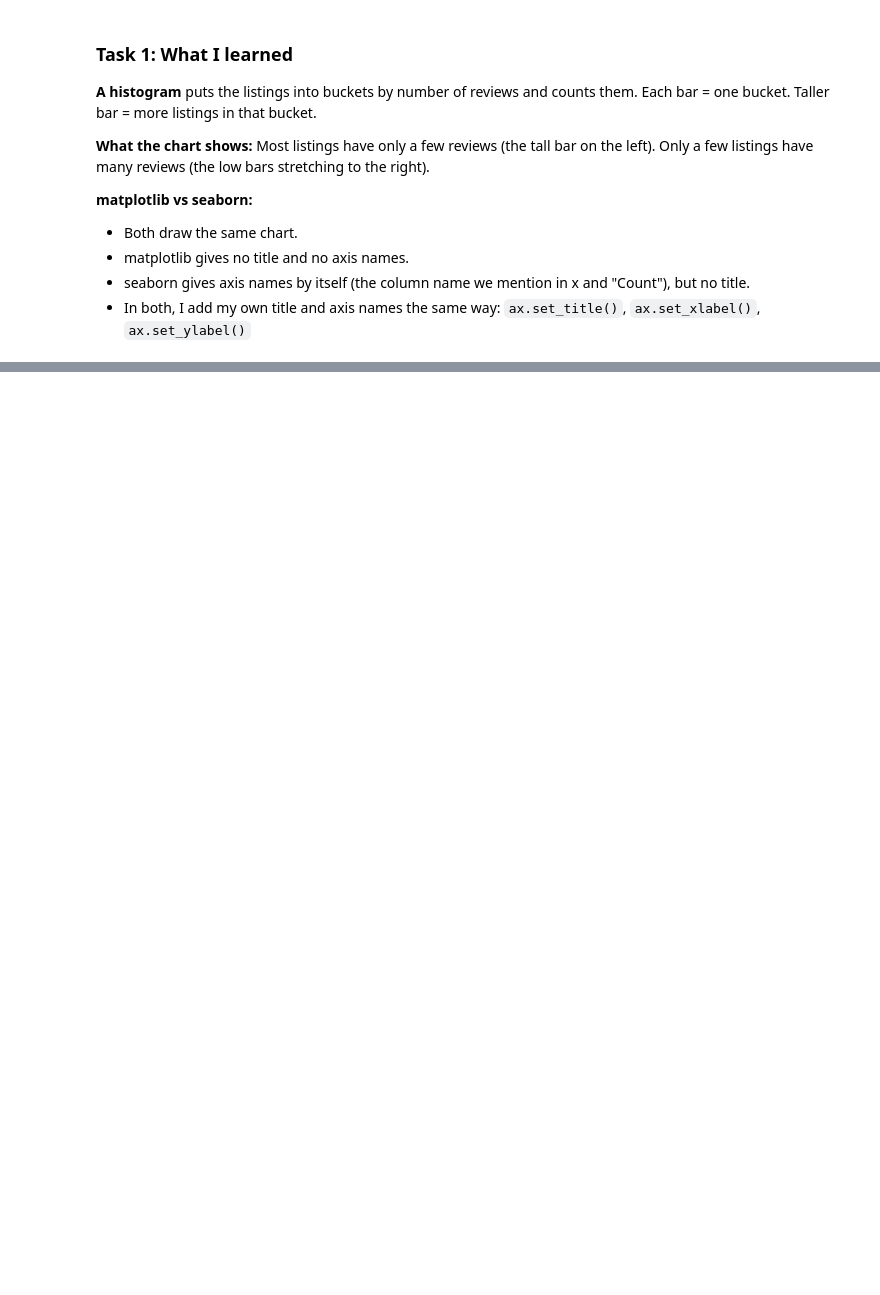
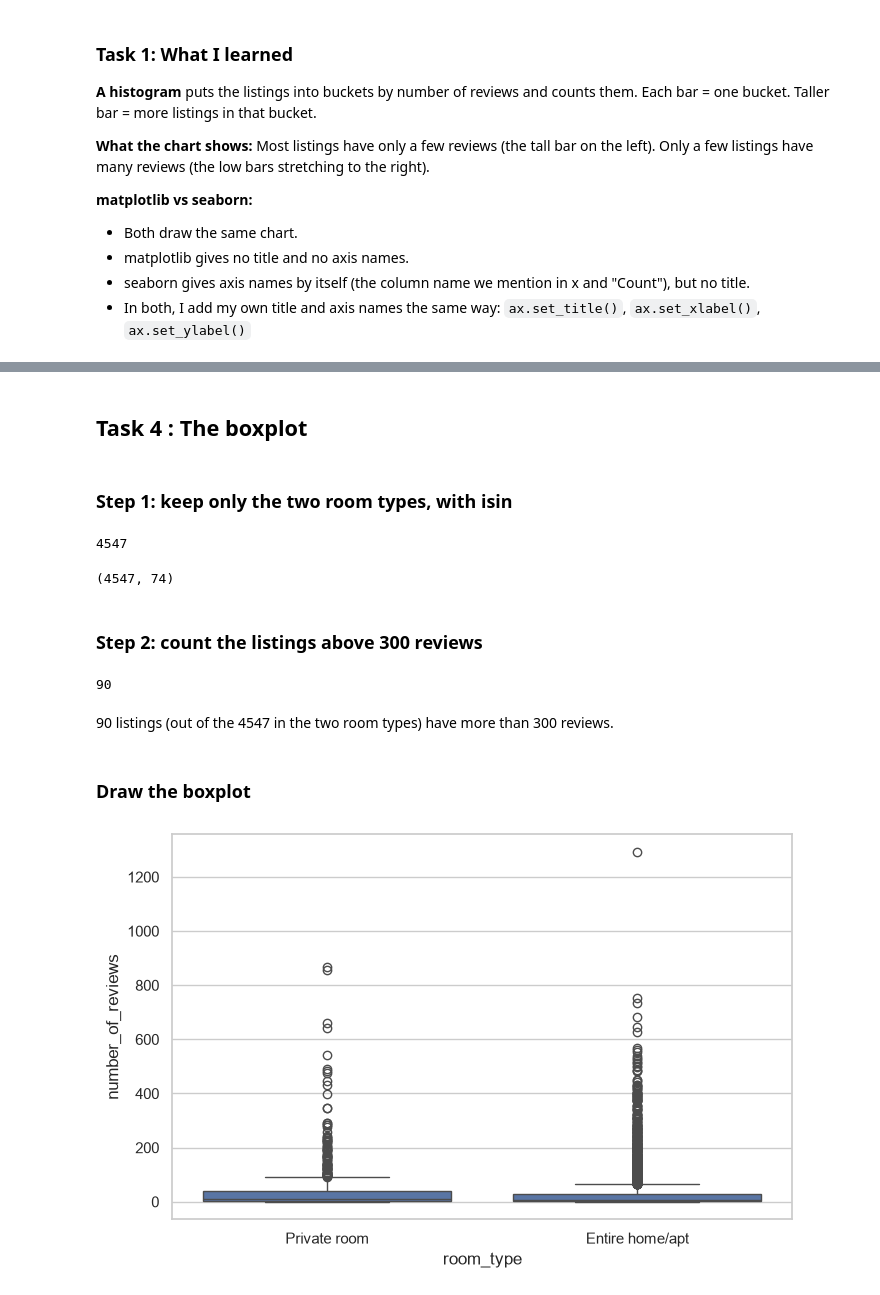
Before and after one commit to Krithika-15/Lexicon, a Jupyter notebook: Data Analysis and visualisation/lab7.ipynb, the cells around one changed output, grey strips where cells are left out. Drawn from its saved outputs; the diff is of its cells as text; code cells hidden in the pictures; blank space fills up the shorter version.

```diff
--- a/Data Analysis and visualisation/lab7.ipynb
+++ b/Data Analysis and visualisation/lab7.ipynb
@@ -58,0 +195,31 @@ Only a few listings have many reviews (the low bars stretching to the right).
+# %% [markdown]
+## Task 4 : The boxplot
+# %% [markdown]
+### Step 1: keep only the two room types, with isin
+# %%
+two_types = listings[listings["room_type"].isin(["Entire home/apt", "Private room"])]
+print(len(two_types))
+# %% [output]
+4547
+# %%
+print(two_types.shape)
+# %% [output]
+(4547, 74)
+# %% [markdown]
+### Step 2: count the listings above 300 reviews
+# %%
+n_300 = (two_types["number_of_reviews"] > 300).sum()
+print(n_300)
+# %% [output]
+90
+# %% [markdown]
+90 listings (out of the 4547 in the two room types) have more than 300 reviews.
+# %% [markdown]
+### Draw the boxplot
+# %%
+fig, ax = plt.subplots(figsize=(8,5))
+sns.boxplot(data=two_types, x="room_type", y="number_of_reviews", ax=ax)
+
+plt.show()
+# %% [output]
+[figure, added]
```
Also changed, not shown: parts of 54 cells of this notebook, 1 other file.
